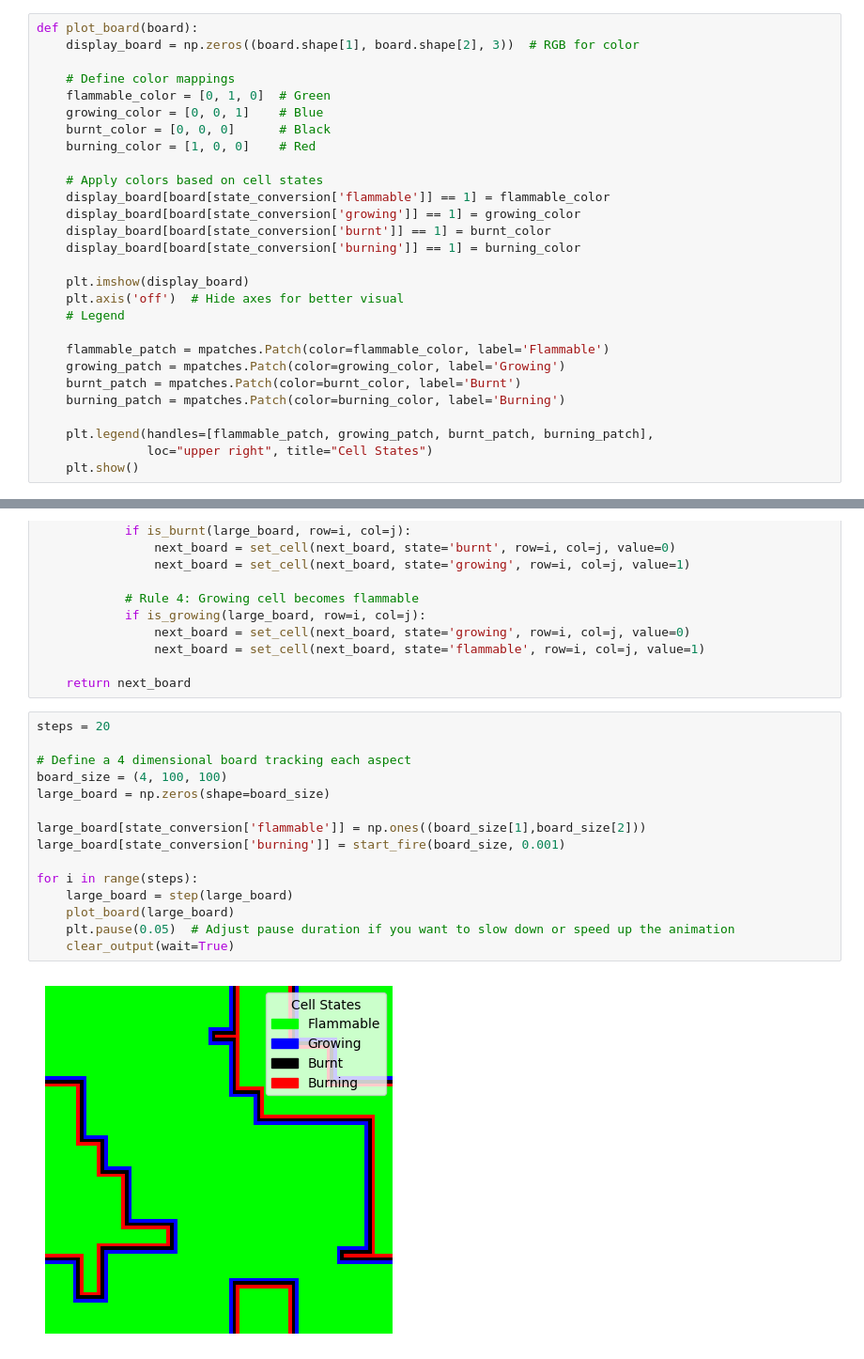
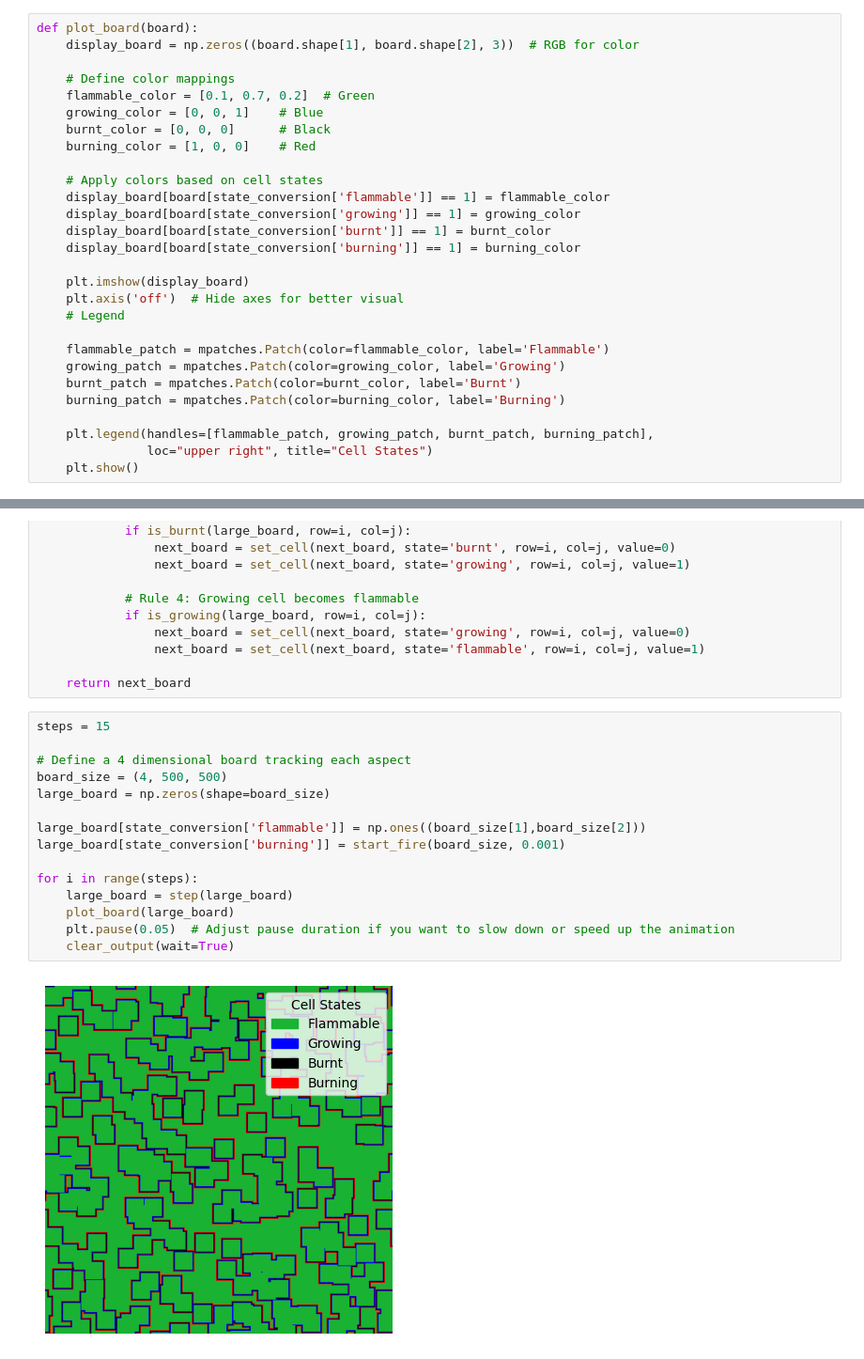
Before and after one commit to louismac123/forest-fires, a Jupyter notebook: adapted.ipynb, the cells around one changed output, grey strips where cells are left out. Shown: that part at 94% size. Cells and saved outputs as stored; diff of their text form.

```diff
--- a/adapted.ipynb
+++ b/adapted.ipynb
@@ -17,7 +17,7 @@ def plot_board(board):
     display_board = np.zeros((board.shape[1], board.shape[2], 3))  # RGB for color
 
     # Define color mappings
-    flammable_color = [0, 1, 0]  # Green
+    flammable_color = [0.1, 0.7, 0.2]  # Green
     growing_color = [0, 0, 1]    # Blue
     burnt_color = [0, 0, 0]      # Black
     burning_color = [1, 0, 0]    # Red
@@ -110,19 +110,19 @@ def step(large_board):
 
     return next_board
 # %%
-steps = 20
+steps = 15
 
 # Define a 4 dimensional board tracking each aspect
-board_size = (4, 100, 100)
+board_size = (4, 500, 500)
 large_board = np.zeros(shape=board_size)
 
 large_board[state_conversion['flammable']] = np.ones((board_size[1],board_size[2]))
 large_board[state_conversion['burning']] = start_fire(board_size, 0.001)
 
 for i in range(steps):
     large_board = step(large_board)
     plot_board(large_board)
     plt.pause(0.05)  # Adjust pause duration if you want to slow down or speed up the animation
     clear_output(wait=True)
 # %% [output]
-[figure, old version]
+[figure, new version]
```
